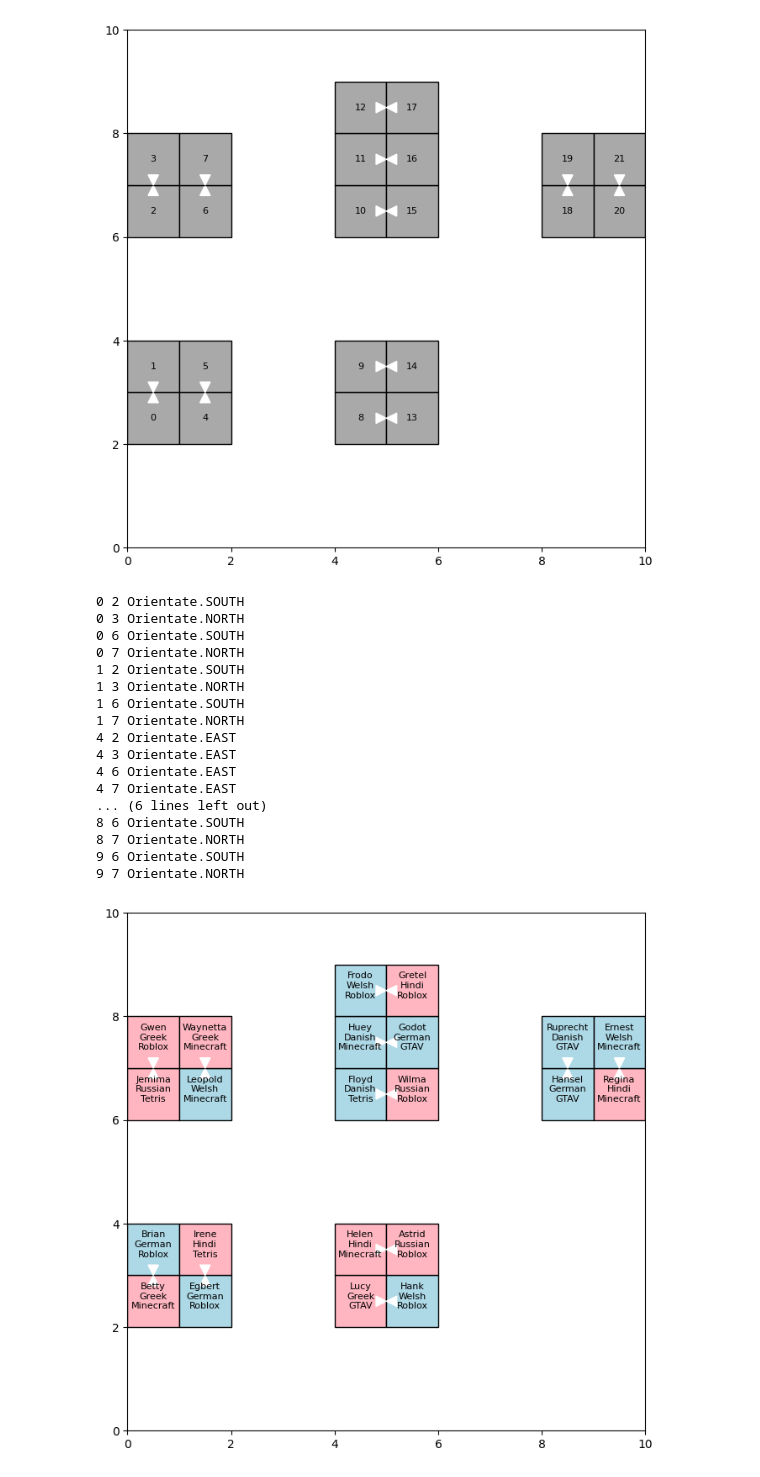
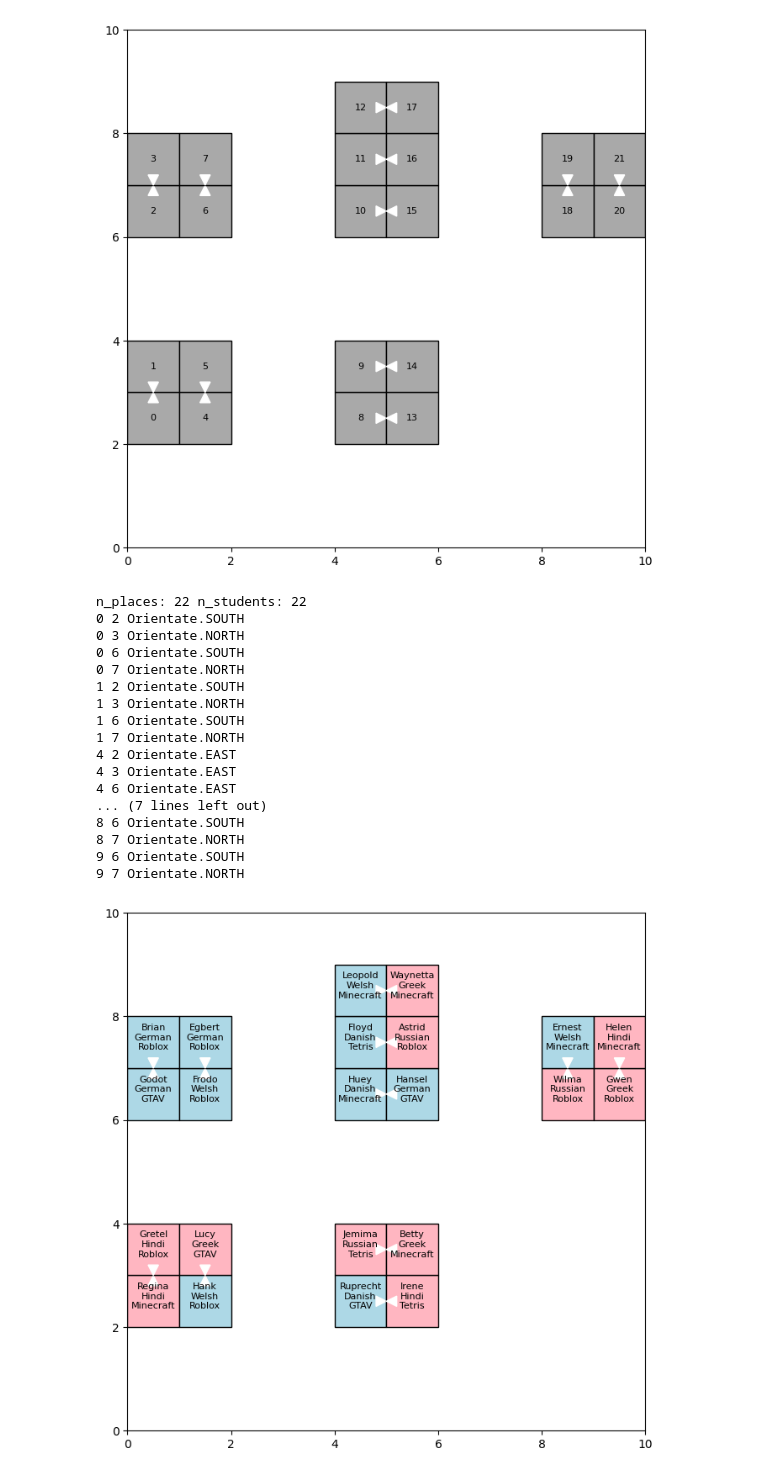
Before and after one commit to twood-nv/pyseater, a Jupyter notebook: notebooks/pyseater.ipynb, the cells around one changed output. Saved outputs shown, nothing was run; the diff lists cells and outputs as text; code cells hidden in the pictures.

```diff
--- a/notebooks/pyseater.ipynb
+++ b/notebooks/pyseater.ipynb
@@ -194,19 +195,19 @@ def mpl_draw_floorplan(floorplan) :
         y = ry
 
         # North
-        if floorplan[rx][ry].orientate == Orientate.NORTH :
+        if floorplan[rx][ry].orientate == ps.Orientate.NORTH :
             ax.add_patch(mpatch.Polygon([[x + 0.5, y],[x + 0.4, y + 0.2],[x + 0.6, y + 0.2]], closed=True,fill=True, color="white"))
 
         # South
-        elif floorplan[rx][ry].orientate == Orientate.SOUTH :
+        elif floorplan[rx][ry].orientate == ps.Orientate.SOUTH :
             ax.add_patch(mpatch.Polygon([[x + 0.5, y + 1],[x + 0.4, y + 0.8],[x + 0.6, y + 0.8]], closed=True,fill=True, color="white"))
 
         #East
-        elif floorplan[rx][ry].orientate == Orientate.EAST :
+        elif floorplan[rx][ry].orientate == ps.Orientate.EAST :
             ax.add_patch(mpatch.Polygon([[x + 1, y + 0.5],[x + 0.8, y + 0.4],[x + 0.8, y + 0.6]], closed=True,fill=True, color="white"))
 
         #West
-        elif floorplan[rx][ry].orientate == Orientate.WEST :
+        elif floorplan[rx][ry].orientate == ps.Orientate.WEST :
             ax.add_patch(mpatch.Polygon([[x, y + 0.5],[x + 0.2, y + 0.4],[x + 0.2, y + 0.6]], closed=True,fill=True, color="white"))
 
 
@@ -310,10 +311,13 @@ def generate_random_floorplan() :
     if(args.log_level > 1) : print("Table count = " + str(len(tables)))
     if(args.log_level > 1) : print("Place count = " + str(n_places))
 # %%
-def do_random_assignment() :
-    students = read_students()
-    assert n_places == n_students
-    for table in tables :
+def do_random_assignment(myseater) :
+    students = ps.read_students(myseater, args.student_file)
+    # global n_students
+    myseater.n_students = len(students)
+    print("n_places: " + str(myseater.n_places) + " n_students: " + str(myseater.n_students))
+    assert myseater.n_places == myseater.n_students
+    for table in myseater.tables :
         for place in table.places :
             index = rng.randint(0, len(students) - 1)
             student = students[index]
@@ -544,25 +551,25 @@ Target fitness set to 100%
 9 7 Orientate.NORTH
 [figure]
 # %%
-do_random_assignment()
-mpl_draw_floorplan(classroom)
+do_random_assignment(myseater)
+mpl_draw_floorplan(myseater.classroom)
 # %% [output]
+n_places: 22 n_students: 22
 0 2 Orientate.SOUTH
 0 3 Orientate.NORTH
 0 6 Orientate.SOUTH
 0 7 Orientate.NORTH
 1 2 Orientate.SOUTH
 1 3 Orientate.NORTH
 1 6 Orientate.SOUTH
 1 7 Orientate.NORTH
 4 2 Orientate.EAST
 4 3 Orientate.EAST
 4 6 Orientate.EAST
-4 7 Orientate.EAST
-... (6 lines left out)
+... (7 lines left out)
 8 6 Orientate.SOUTH
 8 7 Orientate.NORTH
 9 6 Orientate.SOUTH
 9 7 Orientate.NORTH
-[figure, old version]
+[figure, new version]
 # %%
```
Also changed, not shown: parts of 23 cells of this notebook, 1 other file.
